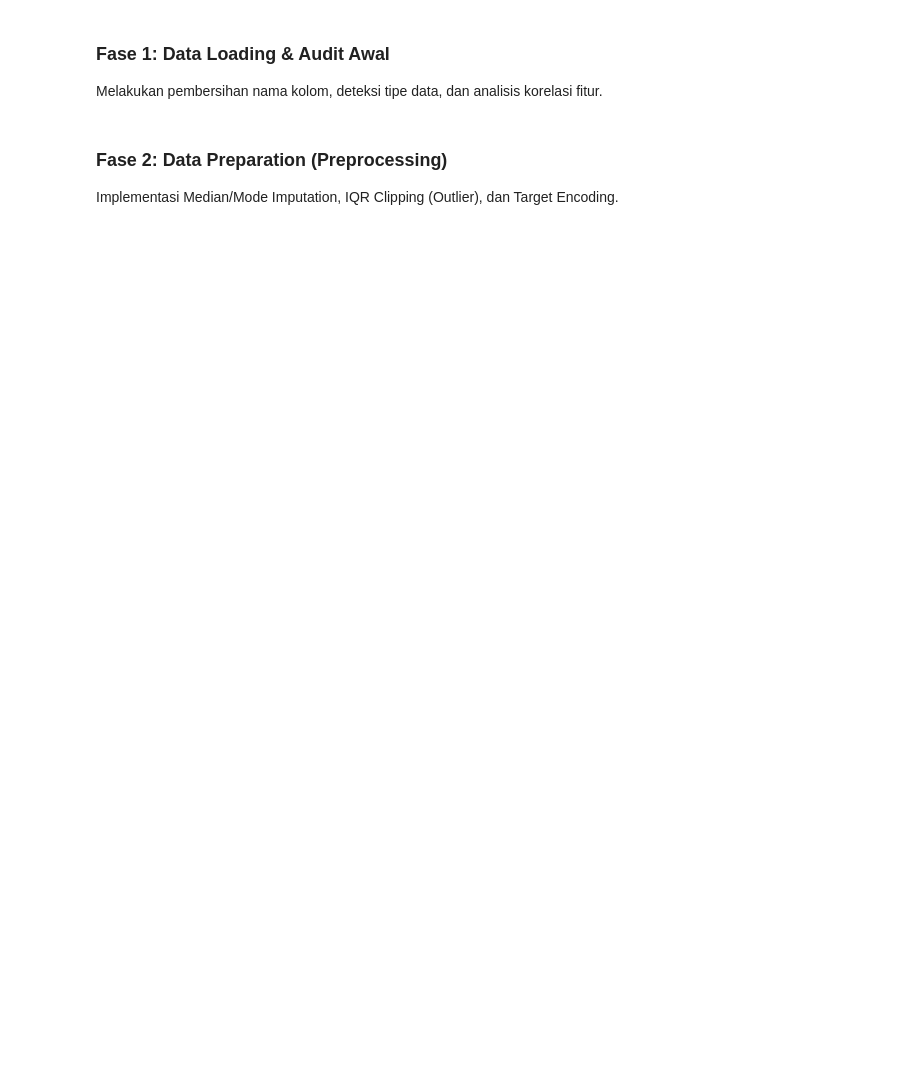
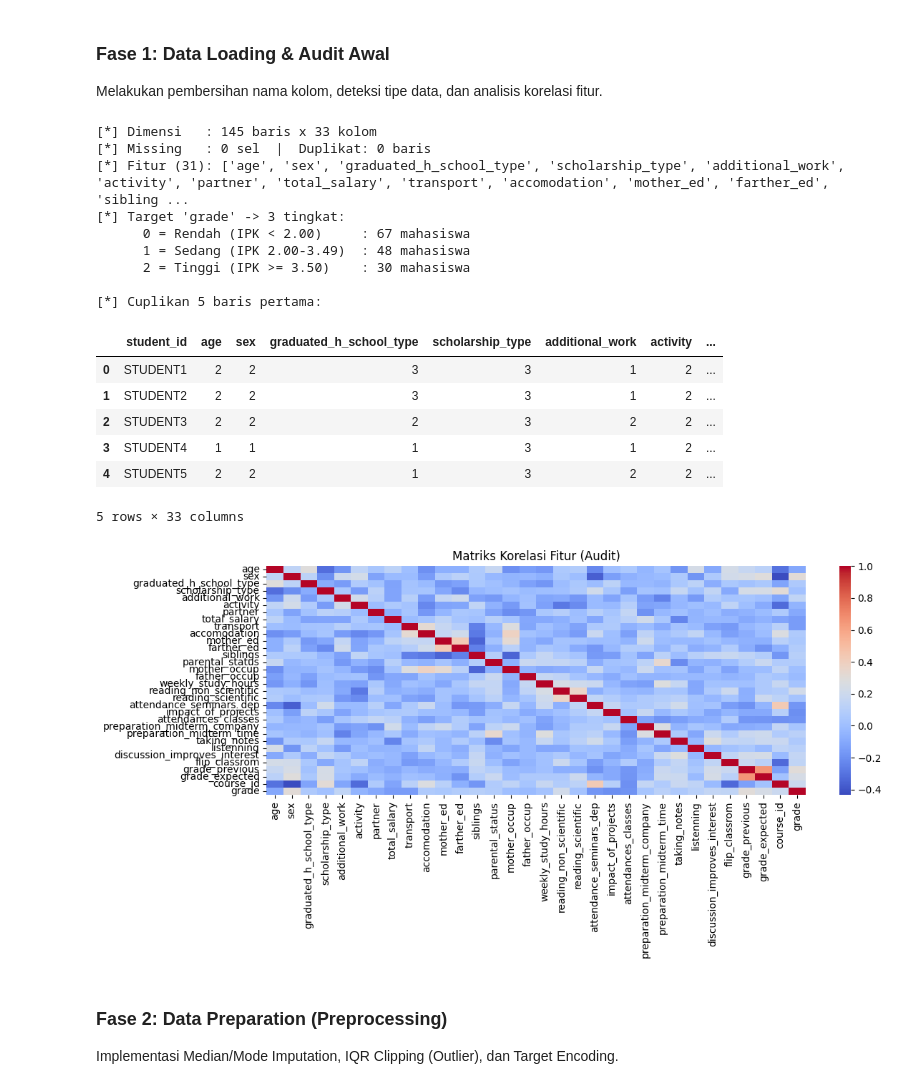
Before and after one commit to LulusMahasiswa2026/model, a Jupyter notebook: notebooks/Model_ML.ipynb, the cells around one changed output. Cells and saved outputs as stored; diff of their text form; code cells hidden in the pictures; blank space fills up the shorter version.

Commit message:
feat: perbarui notebook Model_ML jadi pipeline end-to-end + simpan artefak model

```diff
--- a/notebooks/Model_ML.ipynb
+++ b/notebooks/Model_ML.ipynb
@@ -35,34 +76,61 @@ print("✅ Library dan Environment Berhasil Disiapkan.")
 Melakukan pembersihan nama kolom, deteksi tipe data, dan analisis korelasi fitur.
 # %%
 def load_and_audit(path):
-    # 1. Load dengan auto-separator
-    try:
-        df = pd.read_csv(path, sep=';')
-        if len(df.columns) < 2: df = pd.read_csv(path, sep=',')
-    except:
-        df = pd.read_csv(path)
+    # 1. Load (utf-8-sig membuang BOM; auto-deteksi separator)
+    df = pd.read_csv(path, sep=None, engine='python', encoding='utf-8-sig')
 
-    # 2. Cleaning
+    # 2. Bersihkan nama kolom
     df.columns = [c.strip() for c in df.columns]
 
-    # 3. Numeric Coercion (Handling Messy Data)
+    # 3. Numeric coercion (kolom ID & target dilewati agar tidak jadi all-NaN)
     for col in df.columns:
-        if col.lower() not in ['target', 'status']:
+        if col not in ID_COLS + [TARGET_COL]:
             df[col] = pd.to_numeric(df[col], errors='coerce')
 
-    print(f"[*] Audit Report: {df.shape[0]} baris, {df.shape[1]} kolom.")
-    print(f"[*] Missing Values: {df.isnull().sum().sum()}")
-    print(f"[*] Duplikat: {df.duplicated().sum()}")
+    # 4. Kelompokkan target IPK 0-7 -> 3 tingkat (Rendah/Sedang/Tinggi)
+    if TARGET_COL in df.columns:
+        df[TARGET_COL] = df[TARGET_COL].astype(int).map(GRADE_TO_TIER)
 
-    # Heatmap Korelasi
+    # 5. Laporan audit — tunjukkan hasil nyata
+    feat_cols = [c for c in df.columns if c not in ID_COLS + [TARGET_COL]]
+    print(f"[*] Dimensi   : {df.shape[0]} baris x {df.shape[1]} kolom")
+    print(f"[*] Missing   : {int(df.isnull().sum().sum())} sel  |  Duplikat: {int(df.duplicated().sum())} baris")
+    print(f"[*] Fitur ({len(feat_cols)}): {feat_cols}")
+    if TARGET_COL in df.columns:
+        print(f"[*] Target '{TARGET_COL}' -> {df[TARGET_COL].nunique()} tingkat:")
+        for k, v in df[TARGET_COL].value_counts().sort_index().items():
+            print(f"      {k} = {TIER_NAMES.get(k, k):<24}: {v} mahasiswa")
+
+    print("\n[*] Cuplikan 5 baris pertama:")
+    display(df.head())
+
+    # 6. Heatmap korelasi
     plt.figure(figsize=(12, 6))
     sns.heatmap(df.select_dtypes(include=[np.number]).corr(), cmap='coolwarm', annot=False)
-    plt.title("Matriks Korelasi (Science Audit)")
+    plt.title("Matriks Korelasi Fitur (Audit)")
+    plt.tight_layout()
     plt.show()
-
     return df
 
 df_raw = load_and_audit(DATA_PATH)
+# %% [output]
+[*] Dimensi   : 145 baris x 33 kolom
+[*] Missing   : 0 sel  |  Duplikat: 0 baris
+[*] Fitur (31): ['age', 'sex', 'graduated_h_school_type', 'scholarship_type', 'additional_work', 'activity', 'partner', 'total_salary', 'transport', 'accomodation', 'mother_ed', 'farther_ed', 'sibling ...
+[*] Target 'grade' -> 3 tingkat:
+      0 = Rendah (IPK < 2.00)     : 67 mahasiswa
+      1 = Sedang (IPK 2.00-3.49)  : 48 mahasiswa
+      2 = Tinggi (IPK >= 3.50)    : 30 mahasiswa
+
+[*] Cuplikan 5 baris pertama:
+|  | student_id | age | sex | graduated_h_school_type | scholarship_type | additional_work | activity | ... |
+| 0 | STUDENT1 | 2 | 2 | 3 | 3 | 1 | 2 | ... |
+| 1 | STUDENT2 | 2 | 2 | 3 | 3 | 1 | 2 | ... |
+| 2 | STUDENT3 | 2 | 2 | 2 | 3 | 2 | 2 | ... |
+| 3 | STUDENT4 | 1 | 1 | 1 | 3 | 1 | 2 | ... |
+| 4 | STUDENT5 | 2 | 2 | 1 | 3 | 2 | 2 | ... |
+5 rows × 33 columns
+[figure, added]
 # %% [markdown]
 ### Fase 2: Data Preparation (Preprocessing)
 Implementasi Median/Mode Imputation, IQR Clipping (Outlier), dan Target Encoding.
```
Also changed, not shown: parts of 11 cells of this notebook.
